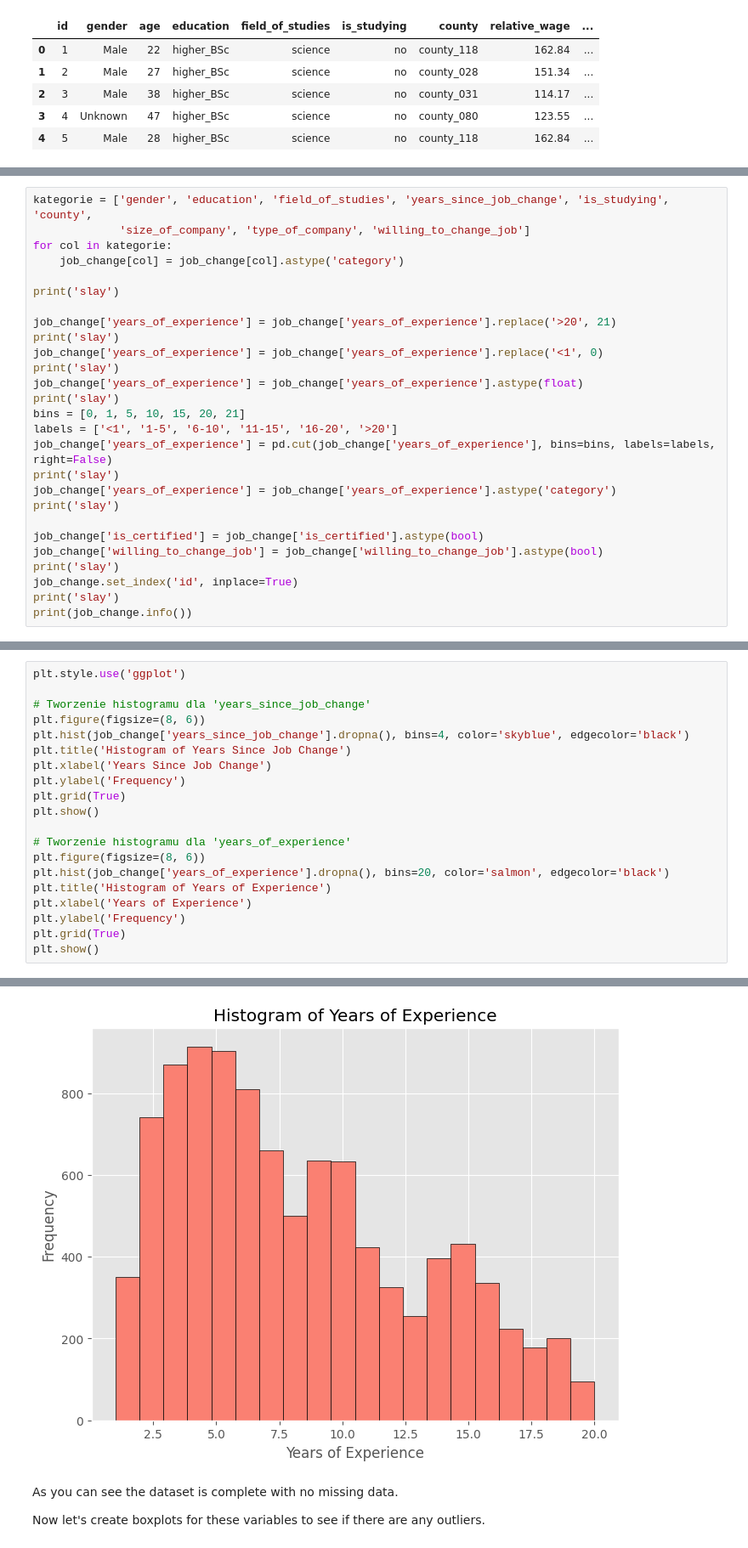
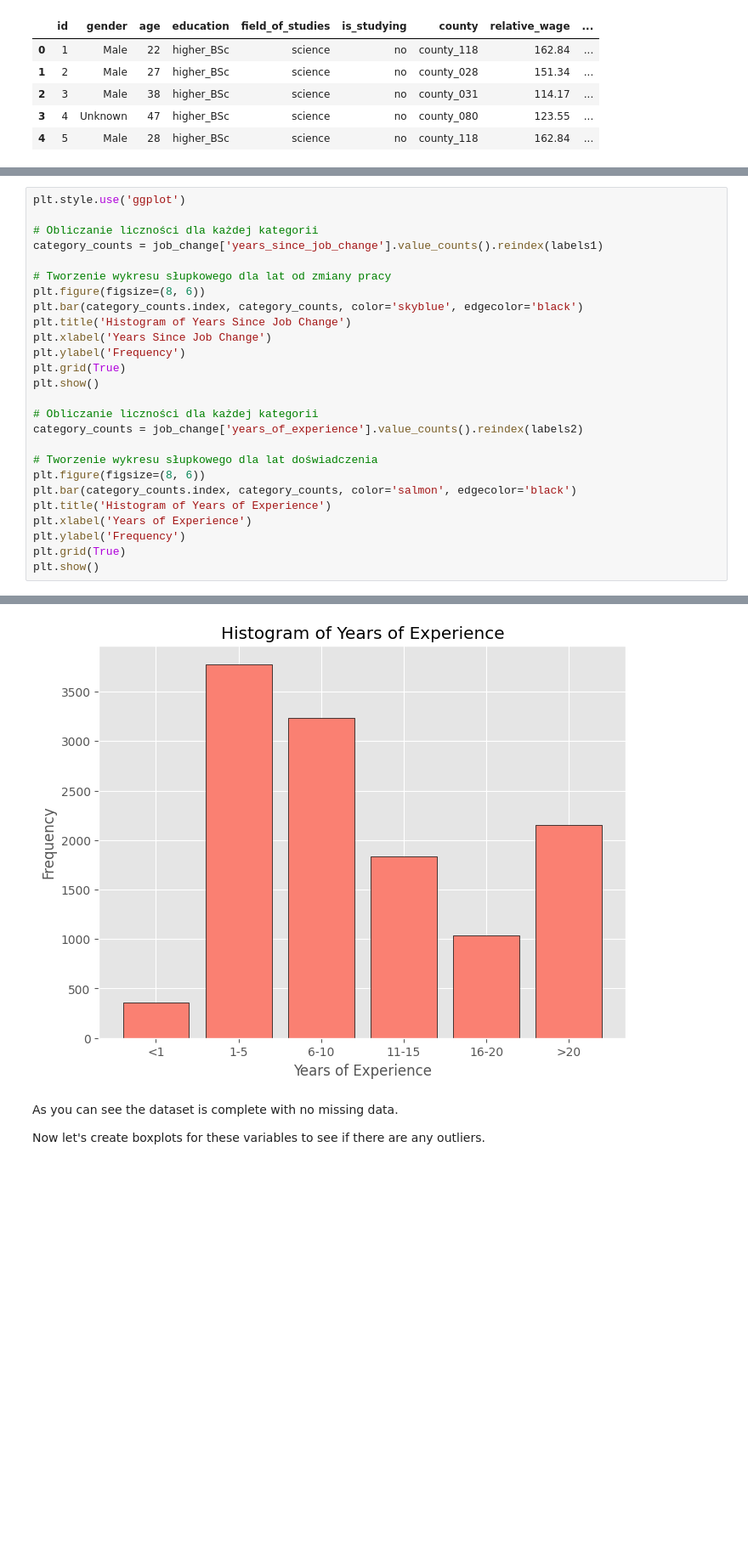
Before and after one commit to mqrcinoo/MachineLearning1Project, a Jupyter notebook: classification.ipynb, the cells around one changed output, grey strips where cells are left out. Shown at 85% size. Saved outputs shown, nothing was run; the diff lists cells and outputs as text; blank space fills up the shorter version.

Commit message:
visualization variables

```diff
--- a/classification.ipynb
+++ b/classification.ipynb
@@ -105,27 +185,0 @@ job_change.describe()
-# %%
-kategorie = ['gender', 'education', 'field_of_studies', 'years_since_job_change', 'is_studying', 'county',
-             'size_of_company', 'type_of_company', 'willing_to_change_job']
-for col in kategorie:
-    job_change[col] = job_change[col].astype('category')
-
-print('slay')
-
-job_change['years_of_experience'] = job_change['years_of_experience'].replace('>20', 21)
-print('slay')
-job_change['years_of_experience'] = job_change['years_of_experience'].replace('<1', 0)
-print('slay')
-job_change['years_of_experience'] = job_change['years_of_experience'].astype(float)
-print('slay')
-bins = [0, 1, 5, 10, 15, 20, 21]
-labels = ['<1', '1-5', '6-10', '11-15', '16-20', '>20']
-job_change['years_of_experience'] = pd.cut(job_change['years_of_experience'], bins=bins, labels=labels, right=False)
-print('slay')
-job_change['years_of_experience'] = job_change['years_of_experience'].astype('category')
-print('slay')
-
-job_change['is_certified'] = job_change['is_certified'].astype(bool)
-job_change['willing_to_change_job'] = job_change['willing_to_change_job'].astype(bool)
-print('slay')
-job_change.set_index('id', inplace=True)
-print('slay')
-print(job_change.info())
@@ -155,18 +224,24 @@ job_change.describe()
 # %%
 plt.style.use('ggplot')
 
-# Tworzenie histogramu dla 'years_since_job_change'
+# Obliczanie liczności dla każdej kategorii
+category_counts = job_change['years_since_job_change'].value_counts().reindex(labels1)
+
+# Tworzenie wykresu słupkowego dla lat od zmiany pracy
 plt.figure(figsize=(8, 6))
-plt.hist(job_change['years_since_job_change'].dropna(), bins=4, color='skyblue', edgecolor='black')
+plt.bar(category_counts.index, category_counts, color='skyblue', edgecolor='black')
 plt.title('Histogram of Years Since Job Change')
 plt.xlabel('Years Since Job Change')
 plt.ylabel('Frequency')
 plt.grid(True)
 plt.show()
 
-# Tworzenie histogramu dla 'years_of_experience'
+# Obliczanie liczności dla każdej kategorii
+category_counts = job_change['years_of_experience'].value_counts().reindex(labels2)
+
+# Tworzenie wykresu słupkowego dla lat doświadczenia
 plt.figure(figsize=(8, 6))
-plt.hist(job_change['years_of_experience'].dropna(), bins=20, color='salmon', edgecolor='black')
+plt.bar(category_counts.index, category_counts, color='salmon', edgecolor='black')
 plt.title('Histogram of Years of Experience')
 plt.xlabel('Years of Experience')
 plt.ylabel('Frequency')
@@ -177,4 +252,4 @@ plt.show()
-[figure, old version]
+[figure, new version]
 # %% [markdown]
 As you can see the dataset is complete with no missing data. <br>
 
```
Also changed, not shown: parts of 8 cells of this notebook.
